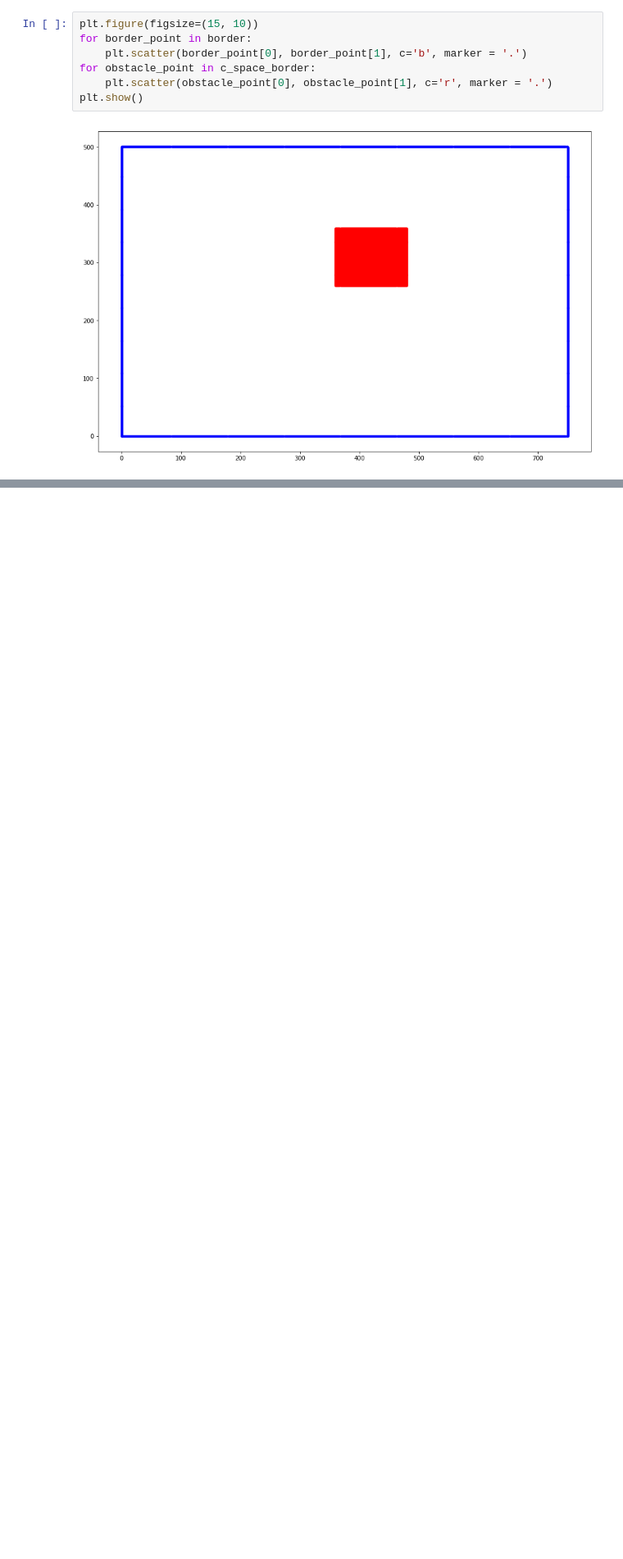
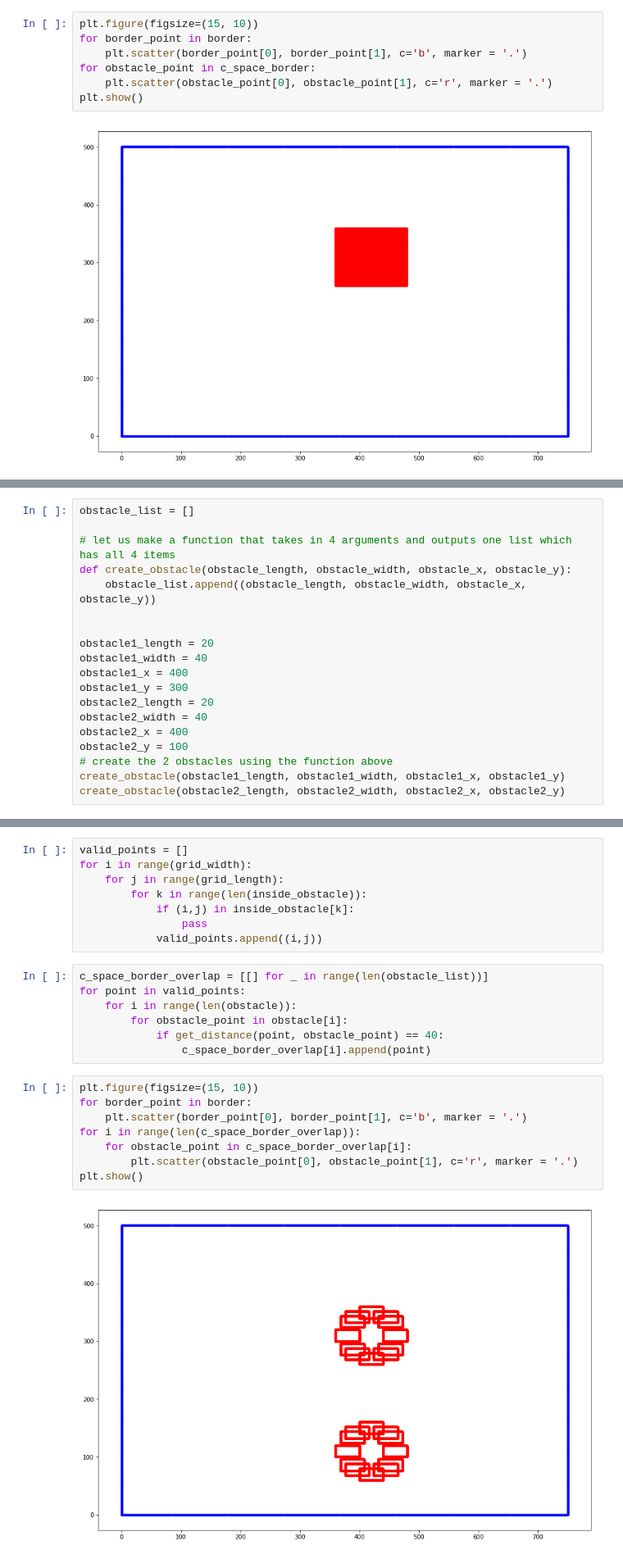
Before and after one commit to ashwinkannan94/EE209, a Jupyter notebook: PSET4/PSET4.ipynb, the cells around one changed output, grey strips where cells are left out. Shown: that part at 82% size. Drawn from its saved outputs; the diff is of its cells as text; blank space fills up the shorter version.

Commit message:
multiple obstacles done

```diff
--- a/PSET4/PSET4.ipynb
+++ b/PSET4/PSET4.ipynb
@@ -134,0 +134,19 @@ plt.show()
+# %%
+obstacle_list = []
+
+# let us make a function that takes in 4 arguments and outputs one list which has all 4 items
+def create_obstacle(obstacle_length, obstacle_width, obstacle_x, obstacle_y):
+    obstacle_list.append((obstacle_length, obstacle_width, obstacle_x, obstacle_y))
+
+
+obstacle1_length = 20
+obstacle1_width = 40
+obstacle1_x = 400
+obstacle1_y = 300
+obstacle2_length = 20
+obstacle2_width = 40
+obstacle2_x = 400
+obstacle2_y = 100
+# create the 2 obstacles using the function above
+create_obstacle(obstacle1_length, obstacle1_width, obstacle1_x, obstacle1_y)
+create_obstacle(obstacle2_length, obstacle2_width, obstacle2_x, obstacle2_y)
@@ -134,0 +173,25 @@ plt.show()
+# %%
+valid_points = []
+for i in range(grid_width):
+    for j in range(grid_length):
+        for k in range(len(inside_obstacle)):
+            if (i,j) in inside_obstacle[k]:
+                pass
+            valid_points.append((i,j))
+# %%
+c_space_border_overlap = [[] for _ in range(len(obstacle_list))]
+for point in valid_points:
+    for i in range(len(obstacle)):
+        for obstacle_point in obstacle[i]:
+            if get_distance(point, obstacle_point) == 40:
+                c_space_border_overlap[i].append(point)
+# %%
+plt.figure(figsize=(15, 10))
+for border_point in border:
+    plt.scatter(border_point[0], border_point[1], c='b', marker = '.')
+for i in range(len(c_space_border_overlap)):
+    for obstacle_point in c_space_border_overlap[i]:
+        plt.scatter(obstacle_point[0], obstacle_point[1], c='r', marker = '.')
+plt.show()
+# %% [output]
+[figure, added]
```
Also changed, not shown: parts of 8 cells of this notebook.
